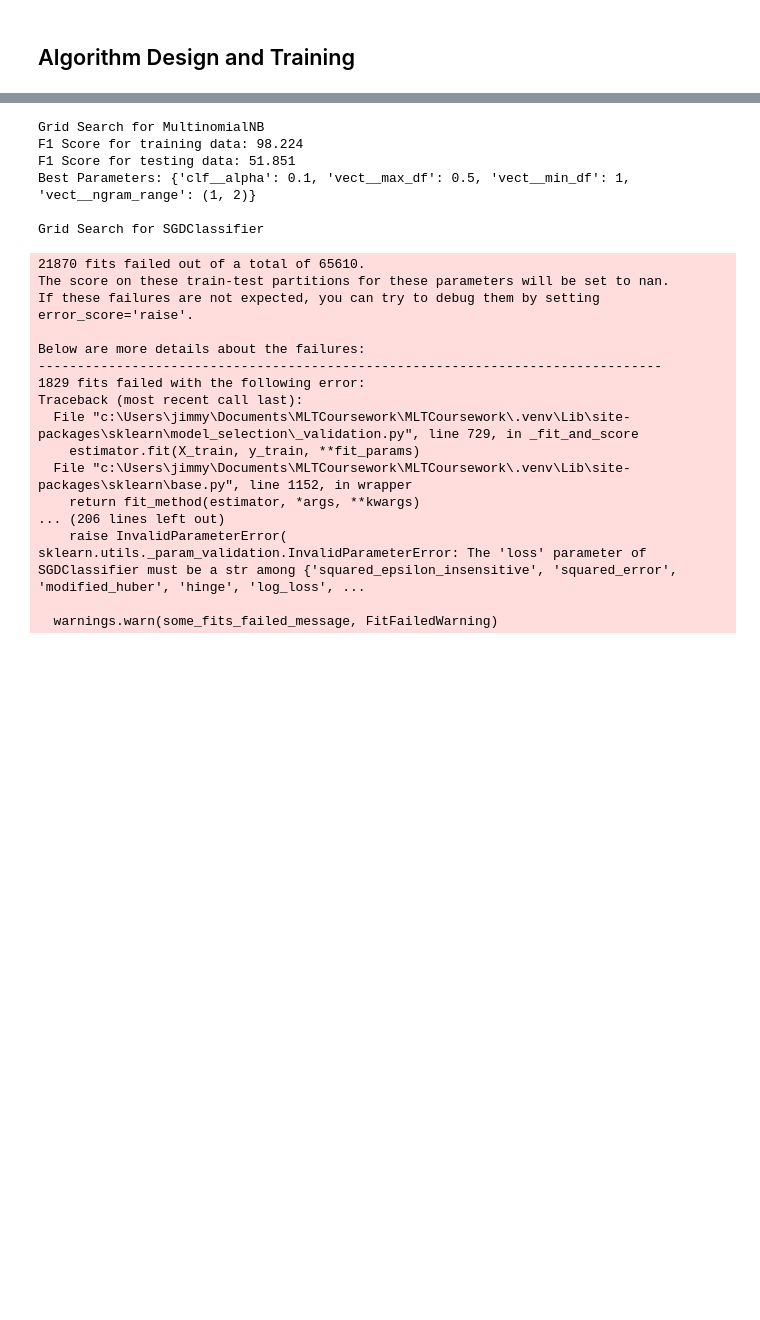
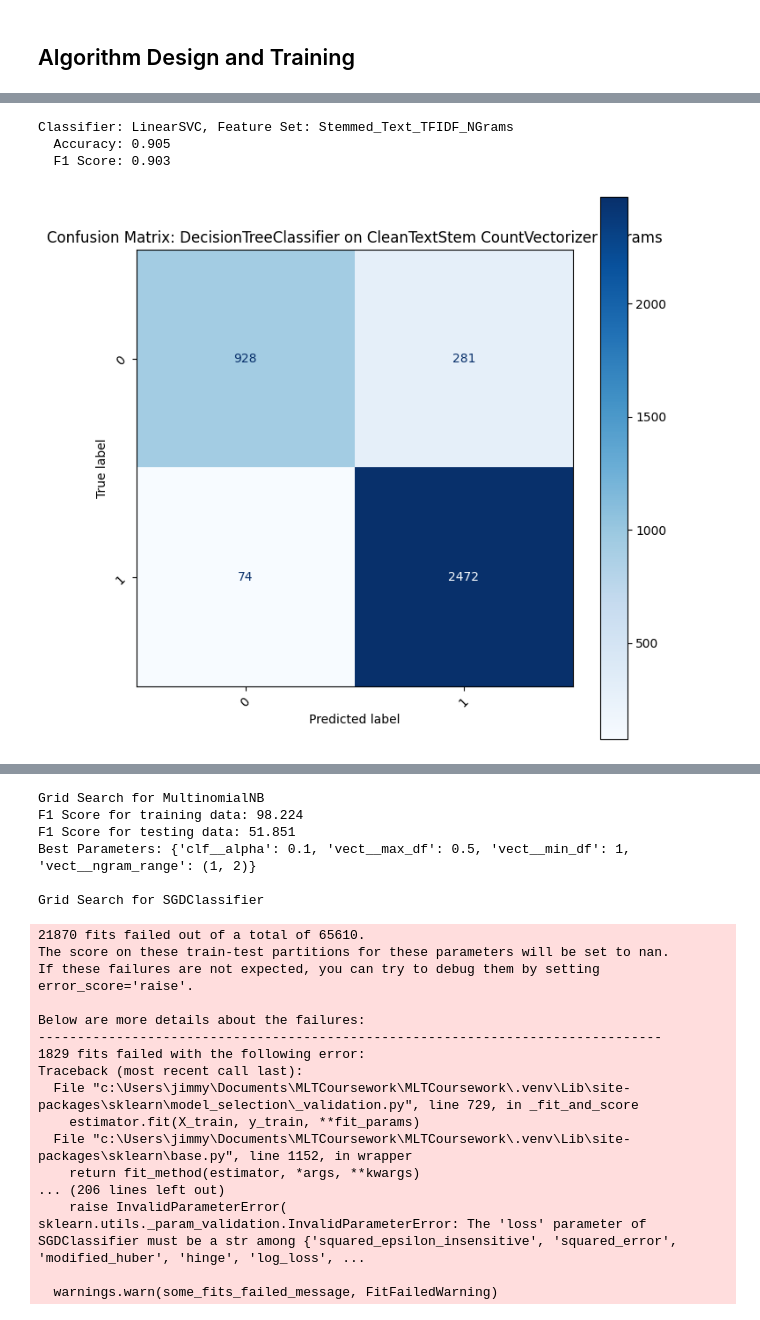
Before and after one commit to JTidbury2/FalseTweetClassifier, a Jupyter notebook: Source_code.ipynb, the cells around one changed output, grey strips where cells are left out. Drawn from its saved outputs; the diff is of its cells as text; code cells hidden in the pictures; blank space fills up the shorter version.

```diff
--- a/Source_code.ipynb
+++ b/Source_code.ipynb
@@ -1049,10 +1143,9 @@ from sklearn.feature_extraction.text import TfidfTransformer
 # %%
 # Define your classifiers in a dictionary
 classifiers = {
-    'DecisionTreeClassifier': DecisionTreeClassifier(),
+    'DecisionTreeClassifier': DecisionTreeClassifier(random_state=0),
     'MultinomialNB': MultinomialNB(),
     'BernoulliNB': BernoulliNB(),
-    'PassiveAggressiveClassifier': PassiveAggressiveClassifier(),
     'SGDClassifier': SGDClassifier(),
     'LogisticRegression': LogisticRegression(),
     'LinearSVC': LinearSVC()
@@ -1063,6 +1156,10 @@ feature_sets = {
     'Text_no_Stopwords': ('cleanTextnoStop', CountVectorizer()),
     'Lemmatized_Text': ('cleanTextLem', CountVectorizer()),
     'Stemmed_Text': ('cleanTextStem', CountVectorizer()),
+    'Original_Text_NGrams_2': ('cleanText', CountVectorizer(ngram_range=(1, 2))),
+    'Text_no_Stopwords_NGrams_2': ('cleanTextnoStop', CountVectorizer(ngram_range=(1, 2))),
+    'Lemmatized_Text_NGrams_2': ('cleanTextLem', CountVectorizer(ngram_range=(1, 2))),
+    'Stemmed_Text_NGrams_2': ('cleanTextStem', CountVectorizer(ngram_range=(1, 2))),
     'Original_Text_NGrams': ('cleanText', CountVectorizer(ngram_range=(1, 3))),
     'Text_no_Stopwords_NGrams': ('cleanTextnoStop', CountVectorizer(ngram_range=(1, 3))),
     'Lemmatized_Text_NGrams': ('cleanTextLem', CountVectorizer(ngram_range=(1, 3))),
@@ -1071,6 +1168,10 @@ feature_sets = {
     'Text_no_Stopwords_TFIDF': ('cleanTextnoStop', TfidfVectorizer()),
     'Lemmatized_Text_TFIDF': ('cleanTextLem', TfidfVectorizer()),
     'Stemmed_Text_TFIDF': ('cleanTextStem', TfidfVectorizer()),
+    'Original_Text_TFIDF_NGrams_2': ('cleanText', TfidfVectorizer(ngram_range=(1, 2))),
+    'Text_no_Stopwords_TFIDF_NGrams_2': ('cleanTextnoStop', TfidfVectorizer(ngram_range=(1, 2))),
+    'Lemmatized_Text_TFIDF_NGrams_2': ('cleanTextLem', TfidfVectorizer(ngram_range=(1, 2))),
+    'Stemmed_Text_TFIDF_NGrams_2': ('cleanTextStem', TfidfVectorizer(ngram_range=(1, 2))),
     'Original_Text_TFIDF_NGrams': ('cleanText', TfidfVectorizer(ngram_range=(1, 3))),
     'Text_no_Stopwords_TFIDF_NGrams': ('cleanTextnoStop', TfidfVectorizer(ngram_range=(1, 3))),
     'Lemmatized_Text_TFIDF_NGrams': ('cleanTextLem', TfidfVectorizer(ngram_range=(1, 3))),
@@ -1227,0 +1322,64 @@ print(top_10_results)
+# %%
+vectorizer = CountVectorizer(ngram_range=(1, 2))
+feature_column = "cleanTextStem"
+clf = DecisionTreeClassifier(random_state=0)
+train_features = vectorizer.fit_transform(training_data[feature_column])
+test_features = vectorizer.transform(testing_data[feature_column])
+
+# Create a pipeline
+pipeline = Pipeline([
+    ('classifier', clf)
+])
+
+# Fit the classifier
+pipeline.fit(train_features, training_label)
+
+# Predict and calculate scores
+pred = pipeline.predict(test_features)
+accuracy = accuracy_score(testing_label, pred)
+f1 = f1_score(testing_label, pred, average='weighted')
+
+# Store results
+results.append((clf_name, fs_name, accuracy, f1))
+
+# Print results
+print(f"Classifier: {clf_name}, Feature Set: {fs_name}")
+print(f"  Accuracy: {accuracy:.3f}")
+print(f"  F1 Score: {f1:.3f}\n")
+# %% [output]
+Classifier: LinearSVC, Feature Set: Stemmed_Text_TFIDF_NGrams
+  Accuracy: 0.905
+  F1 Score: 0.903
+# %%
+from sklearn.metrics import confusion_matrix, ConfusionMatrixDisplay
+import matplotlib.pyplot as plt
+
+# Assuming the existence of predefined variables: training_data, testing_data, training_label, testing_label
+
+# We will use placeholder values for clf_name and fs_name since they are referenced in the code but not defined
+clf_name = 'DecisionTreeClassifier'
+fs_name = 'CleanTextStem CountVectorizer Bigrams'
+
+# Generate the confusion matrix
+cm = confusion_matrix(testing_label, pred)
+
+# Create a figure to display the confusion matrix
+fig, ax = plt.subplots(figsize=(8, 8))
+
+# Create the Confusion Matrix Display object
+disp = ConfusionMatrixDisplay(confusion_matrix=cm)
+
+# Use the `plot` method to display the confusion matrix
+disp.plot(cmap=plt.cm.Blues, ax=ax)
+
+# Customize the display
+ax.set_title(f'Confusion Matrix: {clf_name} on {fs_name}')
+plt.xticks(rotation=45)
+plt.yticks(rotation=45)
+ax.set_ylabel('True label')
+ax.set_xlabel('Predicted label')
+
+# Show the plot
+plt.show()
+# %% [output]
+[figure, added]
```
Also changed, not shown: parts of 70 cells of this notebook.
